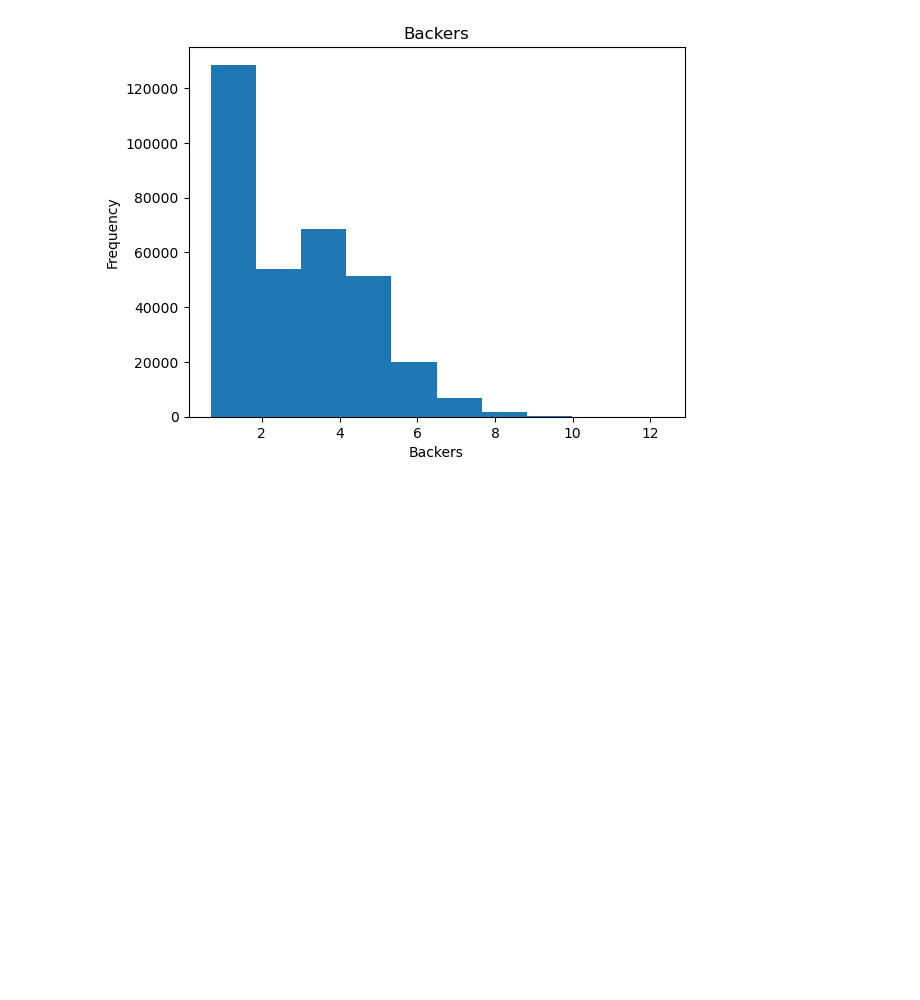
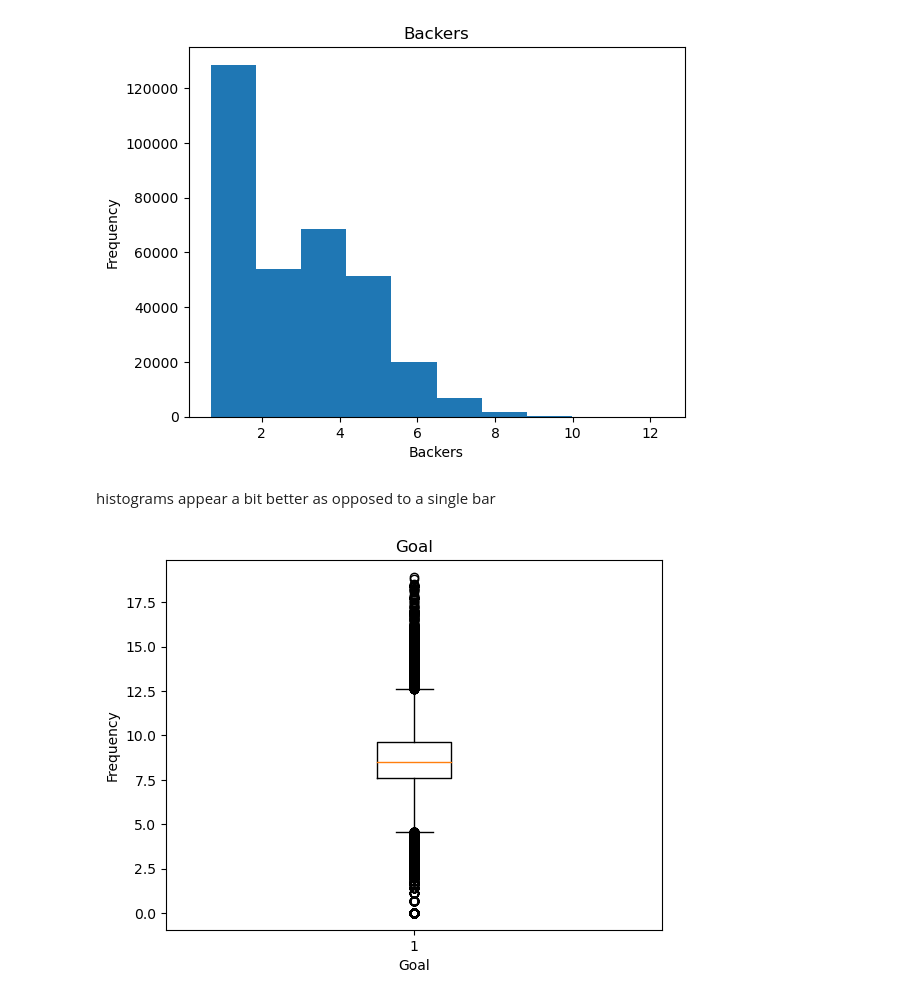
Before and after one commit to SBangarh/Kickstarter_analysis, a Jupyter notebook: eda.ipynb, the cells around one changed output. Cells and saved outputs as stored; diff of their text form; code cells hidden in the pictures; blank space fills up the shorter version.

Commit message:
remove outliers, make hist and boxplots

```diff
--- a/eda.ipynb
+++ b/eda.ipynb
@@ -464,3 +464,20 @@ histogram(working_df, 'Pledged')
 histogram(working_df, 'Backers')
 # %% [output]
 [figure]
+# %% [markdown]
+histograms appear a bit better as opposed to a single bar
+# %%
+#make boxplots
+def boxplots(dataframe, column):
+    if not dataframe.empty:
+        plt.boxplot(dataframe[column])
+        plt.title(column)
+        plt.xlabel(column)
+        plt.ylabel('Frequency')
+        plt.show()
+    else:
+        return 'Your dataframe does not exist. Check your dataframe variable'
+# %%
+boxplots(working_df, 'Goal')
+# %% [output]
+[figure, added]
```
Also changed, not shown: parts of 15 cells of this notebook.
